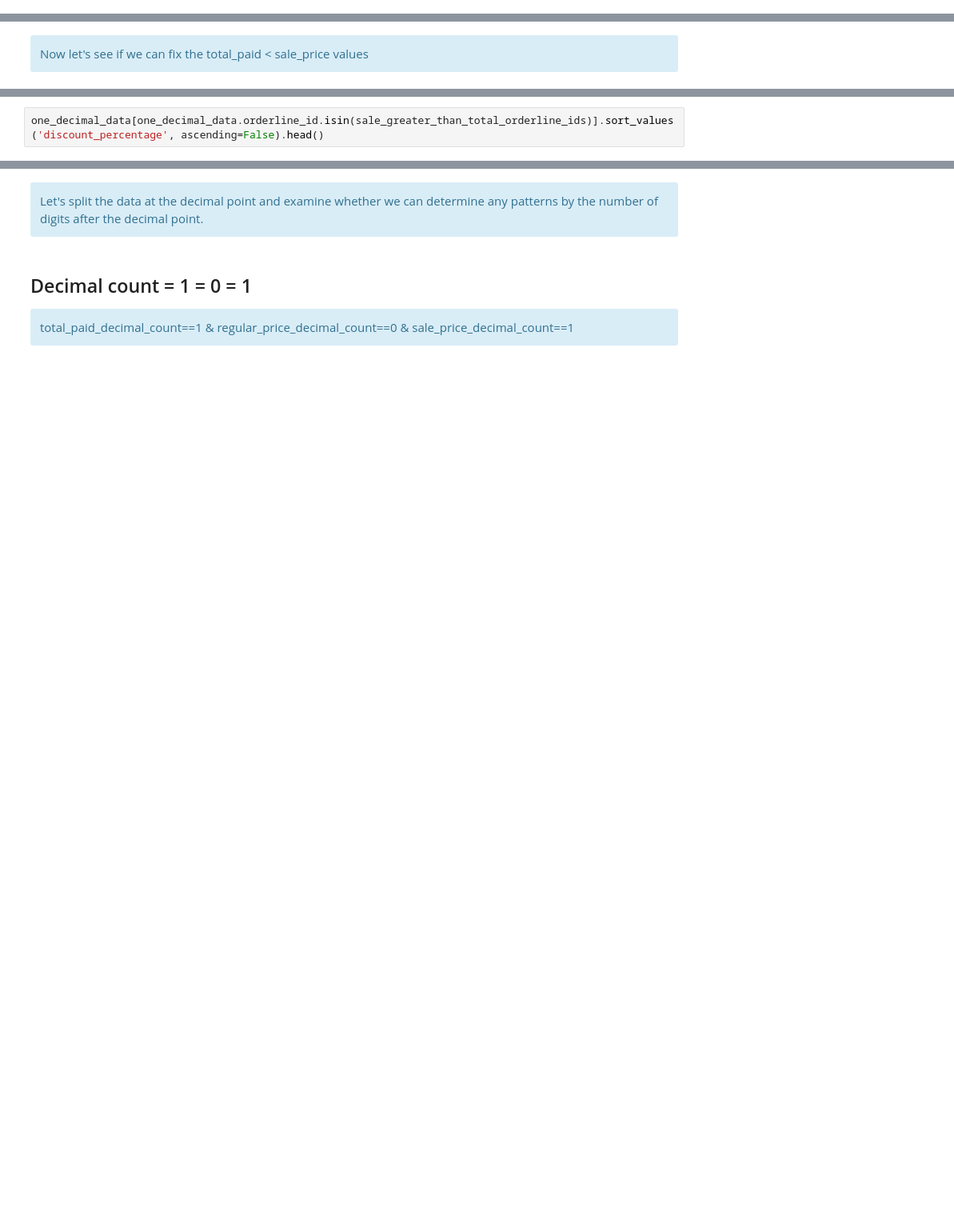
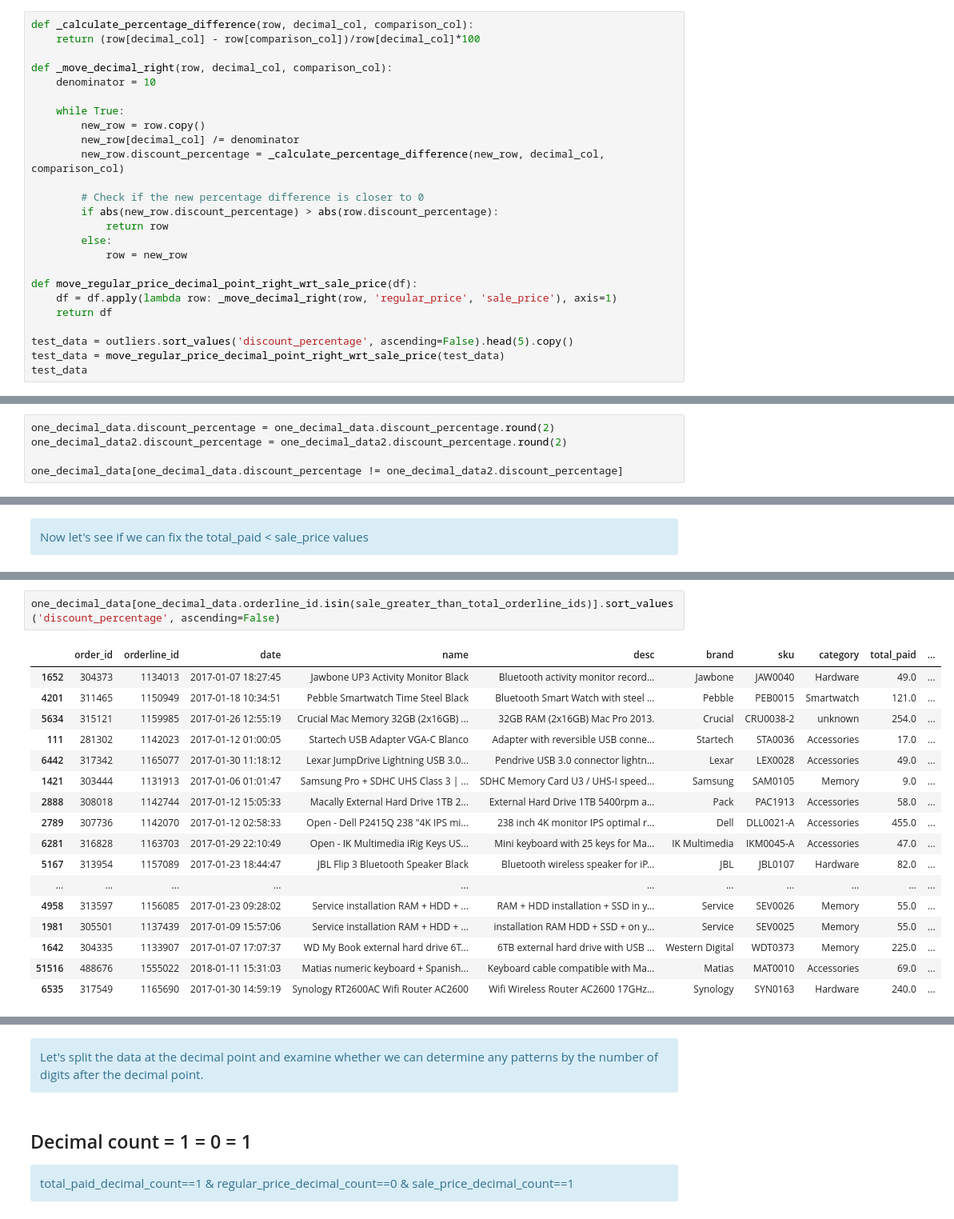
Before and after one commit to Donal-Flanagan/Eniac_discount_analysis, a Jupyter notebook: notebooks/2 - price_cleaning_munge/decimal_values.ipynb, the cells around one changed output, grey strips where cells are left out. Shown at 80% size. Drawn from its saved outputs; the diff is of its cells as text; blank space fills up the shorter version.

```diff
--- a/notebooks/2 - price_cleaning_munge/decimal_values.ipynb
+++ b/notebooks/2 - price_cleaning_munge/decimal_values.ipynb
@@ -435,0 +455,25 @@ test_data
+# %%
+def _calculate_percentage_difference(row, decimal_col, comparison_col):
+    return (row[decimal_col] - row[comparison_col])/row[decimal_col]*100
+
+def _move_decimal_right(row, decimal_col, comparison_col):
+    denominator = 10
+
+    while True:
+        new_row = row.copy()
+        new_row[decimal_col] /= denominator
+        new_row.discount_percentage = _calculate_percentage_difference(new_row, decimal_col, comparison_col)
+
+        # Check if the new percentage difference is closer to 0
+        if abs(new_row.discount_percentage) > abs(row.discount_percentage):
+            return row
+        else:
+            row = new_row
+
+def move_regular_price_decimal_point_right_wrt_sale_price(df):
+    df = df.apply(lambda row: _move_decimal_right(row, 'regular_price', 'sale_price'), axis=1)
+    return df
+
+test_data = outliers.sort_values('discount_percentage', ascending=False).head(5).copy()
+test_data = move_regular_price_decimal_point_right_wrt_sale_price(test_data)
+test_data
@@ -460 +607,6 @@ print(f"There are {outliers.shape[0]} outliers")
 </div>
+# %%
+one_decimal_data.discount_percentage = one_decimal_data.discount_percentage.round(2)
+one_decimal_data2.discount_percentage = one_decimal_data2.discount_percentage.round(2)
+
+one_decimal_data[one_decimal_data.discount_percentage != one_decimal_data2.discount_percentage]
@@ -465,2 +748,20 @@ print(f"There are {outliers.shape[0]} outliers")
 # %%
-one_decimal_data[one_decimal_data.orderline_id.isin(sale_greater_than_total_orderline_ids)].sort_values('discount_percentage', ascending=False).head()
+one_decimal_data[one_decimal_data.orderline_id.isin(sale_greater_than_total_orderline_ids)].sort_values('discount_percentage', ascending=False)
+# %% [output]
+|  | order_id | orderline_id | date | name | desc | brand | sku | category | total_paid | ... |
+| 1652 | 304373 | 1134013 | 2017-01-07 18:27:45 | Jawbone UP3 Activity Monitor Black | Bluetooth activity monitor record... | Jawbone | JAW0040 | Hardware | 49.0 | ... |
+| 4201 | 311465 | 1150949 | 2017-01-18 10:34:51 | Pebble Smartwatch Time Steel Black | Bluetooth Smart Watch with steel ... | Pebble | PEB0015 | Smartwatch | 121.0 | ... |
+| 5634 | 315121 | 1159985 | 2017-01-26 12:55:19 | Crucial Mac Memory 32GB (2x16GB) ... | 32GB RAM (2x16GB) Mac Pro 2013. | Crucial | CRU0038-2 | unknown | 254.0 | ... |
+| 111 | 281302 | 1142023 | 2017-01-12 01:00:05 | Startech USB Adapter VGA-C Blanco | Adapter with reversible USB conne... | Startech | STA0036 | Accessories | 17.0 | ... |
+| 6442 | 317342 | 1165077 | 2017-01-30 11:18:12 | Lexar JumpDrive Lightning USB 3.0... | Pendrive USB 3.0 connector lightn... | Lexar | LEX0028 | Accessories | 49.0 | ... |
+| 1421 | 303444 | 1131913 | 2017-01-06 01:01:47 | Samsung Pro + SDHC UHS Class 3 | ... | SDHC Memory Card U3 / UHS-I speed... | Samsung | SAM0105 | Memory | 9.0 | ... |
+| 2888 | 308018 | 1142744 | 2017-01-12 15:05:33 | Macally External Hard Drive 1TB 2... | External Hard Drive 1TB 5400rpm a... | Pack | PAC1913 | Accessories | 58.0 | ... |
+| 2789 | 307736 | 1142070 | 2017-01-12 02:58:33 | Open - Dell P2415Q 238 "4K IPS mi... | 238 inch 4K monitor IPS optimal r... | Dell | DLL0021-A | Accessories | 455.0 | ... |
+| 6281 | 316828 | 1163703 | 2017-01-29 22:10:49 | Open - IK Multimedia iRig Keys US... | Mini keyboard with 25 keys for Ma... | IK Multimedia | IKM0045-A | Accessories | 47.0 | ... |
+| 5167 | 313954 | 1157089 | 2017-01-23 18:44:47 | JBL Flip 3 Bluetooth Speaker Black | Bluetooth wireless speaker for iP... | JBL | JBL0107 | Hardware | 82.0 | ... |
+| ... | ... | ... | ... | ... | ... | ... | ... | ... | ... | ... |
+| 4958 | 313597 | 1156085 | 2017-01-23 09:28:02 | Service installation RAM + HDD + ... | RAM + HDD installation + SSD in y... | Service | SEV0026 | Memory | 55.0 | ... |
+| 1981 | 305501 | 1137439 | 2017-01-09 15:57:06 | Service installation RAM + HDD + ... | installation RAM HDD + SSD + on y... | Service | SEV0025 | Memory | 55.0 | ... |
+| 1642 | 304335 | 1133907 | 2017-01-07 17:07:37 | WD My Book external hard drive 6T... | 6TB external hard drive with USB ... | Western Digital | WDT0373 | Memory | 225.0 | ... |
+| 51516 | 488676 | 1555022 | 2018-01-11 15:31:03 | Matias numeric keyboard + Spanish... | Keyboard cable compatible with Ma... | Matias | MAT0010 | Accessories | 69.0 | ... |
+| 6535 | 317549 | 1165690 | 2017-01-30 14:59:19 | Synology RT2600AC Wifi Router AC2600 | Wifi Wireless Router AC2600 17GHz... | Synology | SYN0163 | Hardware | 240.0 | ... |
```
Also changed, not shown: parts of 47 cells of this notebook.
